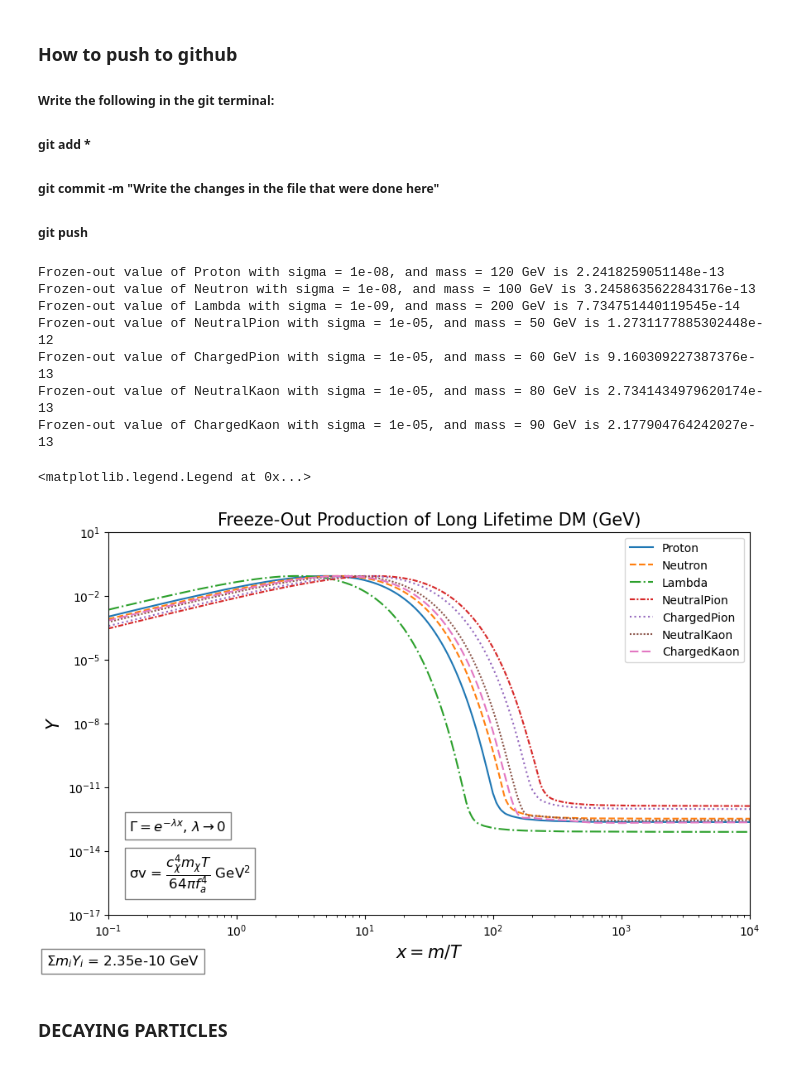
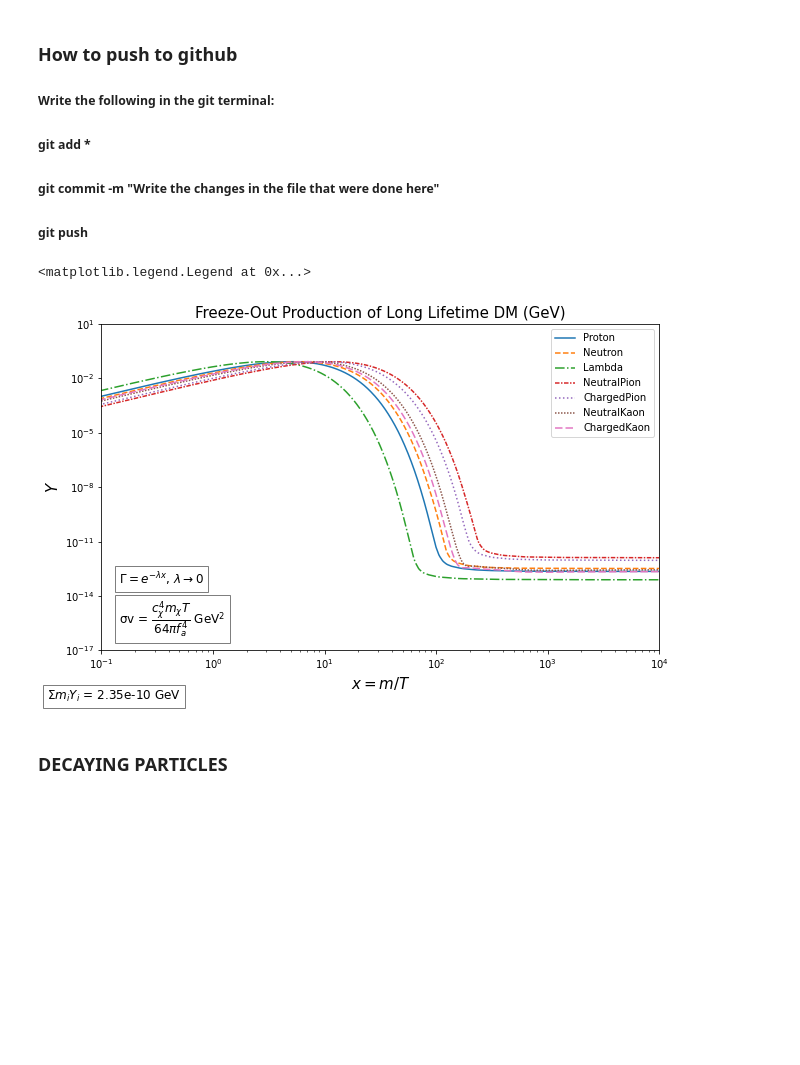
Before and after one commit to IgalPress/Thesis, a Jupyter notebook: FreezeOutCode.ipynb, the cells around one changed output. Drawn from its saved outputs; the diff is of its cells as text; code cells hidden in the pictures; blank space fills up the shorter version.

```diff
--- a/FreezeOutCode.ipynb
+++ b/FreezeOutCode.ipynb
@@ -73,10 +73,7 @@ FreezeOutNumber = np.array([])
 masses = np.array([])
 
 for particle in particles:
-    cross_section = particle_cross_sections.get(particle, 1)
     mass = particle_mass.get(particle, 1)
-
-    #k = fkpractice(x,particle)
 
     sol = integrate.solve_ivp(
         lambda x, logY: dYdx_logdynamic(x, logY, particle),
@@ -87,45 +84,35 @@ for particle in particles:
         rtol=1e-2,
         atol=1e-2,
         jac = None
     )
 
-    #print(sol.y)
     # Convert back from log space
     Y_values = np.exp(sol.y[0])
-
-    print(f'Frozen-out value of {particle} with sigma = {cross_section}, and mass = {mass} GeV is {Y_values[-1]}')
 
     plt.loglog(sol.t, Y_values, label=f'{particle}',linestyle=linestyles.get(particle, "-"))
 
     FreezeOutNumber = np.append(FreezeOutNumber, Y_values[-1])
     masses = np.append(masses, mass)
 
 #print('masses = ', masses)
 #print('fz', FreezeOutNumber)
 #print(f'Σm_i*Y_i = {np.sum(np.multiply(masses,FreezeOutNumber))} GeV')
 
 
 plt.gcf().text(0.15, 0.15, r"σv = $\dfrac{c_{χ}^{4} m_χT}{64πf_a^4} $ GeV$^{2}$", fontsize=12, ha='left', va='bottom', bbox=dict(facecolor='white', alpha=0.5))
 plt.gcf().text(0.15, 0.27, r"$\Gamma = e^{-\lambda x}$, $\lambda \rightarrow 0$", fontsize=12, ha='left', va='bottom', bbox=dict(facecolor='white', alpha=0.5))
 plt.gcf().text(0.05, 0.001, rf"$\Sigma m_{{i}}Y_{{i}}$ = {format(np.sum(np.multiply(masses, FreezeOutNumber)), '.2e')} GeV", fontsize=12, ha='left', va='bottom', bbox=dict(facecolor='white', alpha=0.5))
 
 plt.ylim(1E-17,10)
 plt.xlim(0.1,x_max)
 plt.xlabel('$x = m/T$', size= 15)
 plt.ylabel('$Y$', size= 15)
 plt.title('Freeze-Out Production of Long Lifetime DM (GeV)', size= 15)
 plt.legend()
 #plt.savefig('NonDecayingFreezeOut.png', facecolor = 'w')
 # %% [output]
-Frozen-out value of Proton with sigma = 1e-08, and mass = 120 GeV is 2.2418259051148e-13
-Frozen-out value of Neutron with sigma = 1e-08, and mass = 100 GeV is 3.2458635622843176e-13
-Frozen-out value of Lambda with sigma = 1e-09, and mass = 200 GeV is 7.734751440119545e-14
-Frozen-out value of NeutralPion with sigma = 1e-05, and mass = 50 GeV is 1.2731177885302448e-12
-Frozen-out value of ChargedPion with sigma = 1e-05, and mass = 60 GeV is 9.160309227387376e-13
-Frozen-out value of NeutralKaon with sigma = 1e-05, and mass = 80 GeV is 2.7341434979620174e-13
-Frozen-out value of ChargedKaon with sigma = 1e-05, and mass = 90 GeV is 2.177904764242027e-13
+<matplotlib.legend.Legend at 0x...>
-<matplotlib.legend.Legend at 0x...>
-[figure, old version]
+[figure, new version]
 # %% [markdown]
 ### DECAYING PARTICLES
 # %%
```
Also changed, not shown: parts of 6 cells of this notebook, 3 other files.
